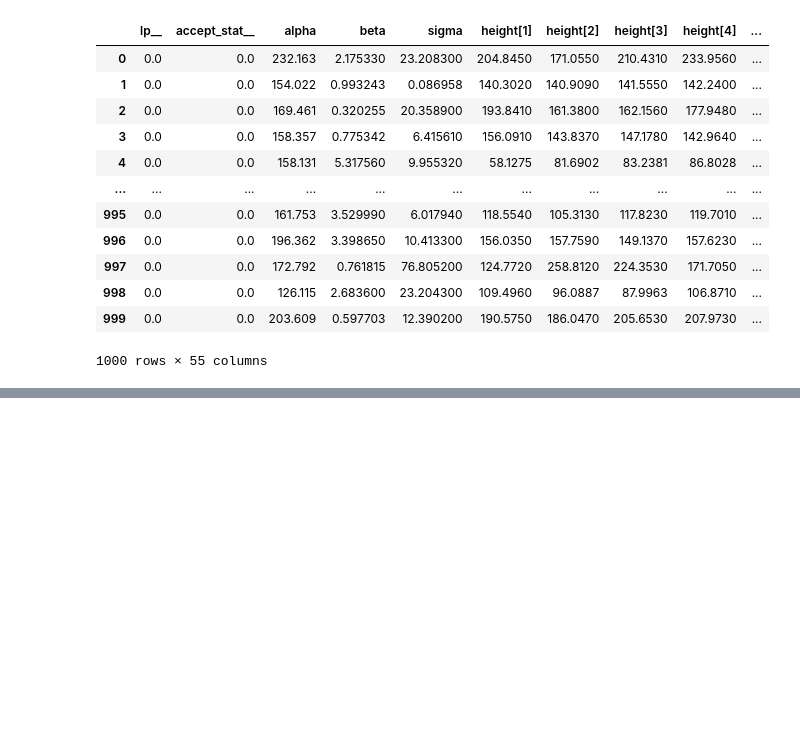
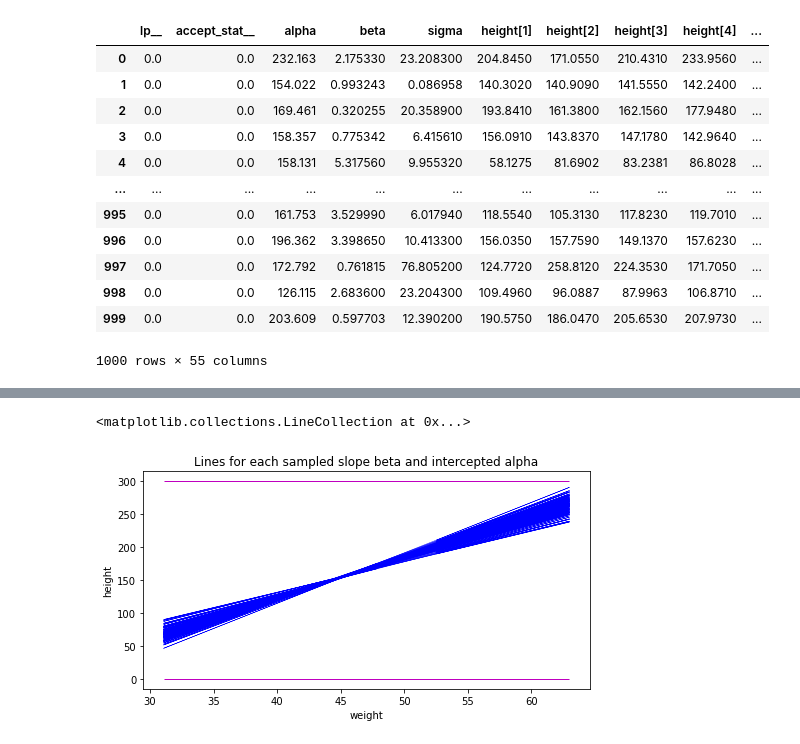
Before and after one commit to worker2396/Data_Analytics, a Jupyter notebook: lab_4.ipynb, the cells around one changed output, grey strips where cells are left out. Cells and saved outputs as stored; diff of their text form; code cells hidden in the pictures; blank space fills up the shorter version.

```diff
--- a/lab_4.ipynb
+++ b/lab_4.ipynb
@@ -347,3 +347,5 @@ df_ppc
 | 998 | 0.0 | 0.0 | 126.115 | 2.683600 | 23.204300 | 109.4960 | 96.0887 | 87.9963 | 106.8710 | ... |
 | 999 | 0.0 | 0.0 | 203.609 | 0.597703 | 12.390200 | 190.5750 | 186.0470 | 205.6530 | 207.9730 | ... |
 1000 rows × 55 columns
+# %%
+model_2_fit=CmdStanModel(stan_file='height_2_fit.stan')
@@ -349,0 +354,10 @@ df_ppc
+# %%
+N = 100
+
+d['s_weight'] = d['c_weight']/d['weight'].std()
+d_short = d.head(N)
+data_fit = dict(N= len(d_short),
+                weight = d_short.s_weight.values,
+                heights = d_short.height.values)
+# %%
+fit=model_2_fit.sample(data=data_fit,seed=28052020)
@@ -349,0 +383,17 @@ df_ppc
+# %%
+df_fit_2 = fit.draws_pd()
+# %%
+beta = df_fit_2['beta']
+alpha = df_fit_2['alpha']
+
+fig, axes = plt.subplots(1,1,figsize=(8, 4))
+
+for i in range(100):
+    axes.plot(d.weight, alpha[i]+beta[i]*d.c_weight, linewidth = 0.5, color = 'b')
+plt.title("Lines for each sampled slope beta and intercepted alpha")
+axes.set_xlabel('weight')
+axes.set_ylabel('height')
+axes.hlines([0, 300], xmin = d.weight.min(), xmax = d.weight.max(), linestyles = '-',linewidth = 1, color = 'm')
+# %% [output]
+<matplotlib.collections.LineCollection at 0x...>
+[figure, added]
```
Also changed, not shown: parts of 3 cells of this notebook.
